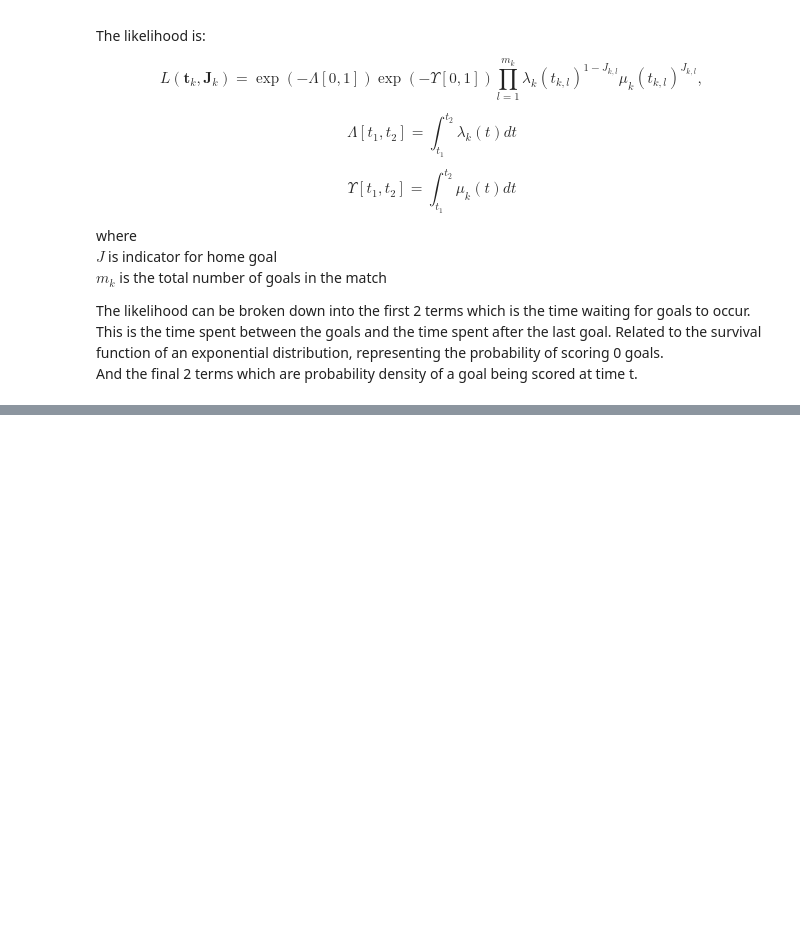
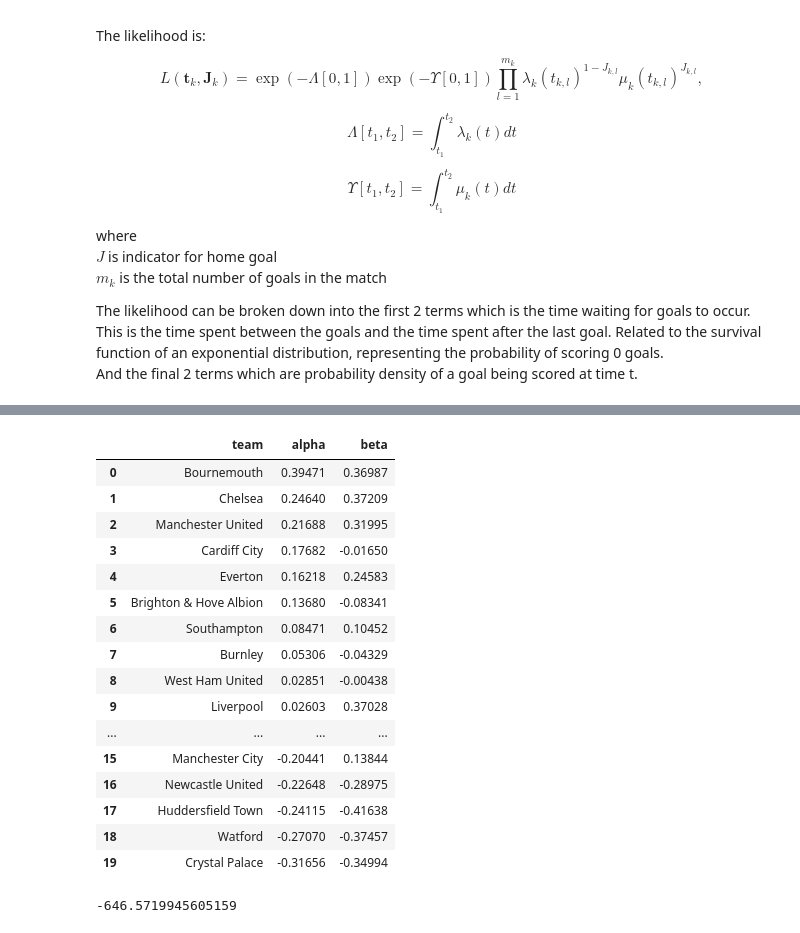
Before and after one commit to BenCooperGit/Mathematical-Modelling-Football-Outcomes, a Jupyter notebook: development/dixon-robinson/dixon-robinson.ipynb, the cells around one changed output, grey strips where cells are left out. Cells and saved outputs as stored; diff of their text form; code cells hidden in the pictures; blank space fills up the shorter version.

Commit message:
Making model classes

```diff
--- a/development/dixon-robinson/dixon-robinson.ipynb
+++ b/development/dixon-robinson/dixon-robinson.ipynb
@@ -663,10 +564,0 @@ calculate_log_likelihood(
-# %%
-alpha_i = 0.0
-beta_i = 0.0
-alpha_j = 0.0
-beta_j = 0.0
-constant = 0.0
-home_advantage = 0.0
-# obs data
-t = 1
-J_k_l = 1
@@ -688,5 +564,0 @@ calculate_goal_log_likelihood(
-# %%
-lamdba_k_of_t = lambda t: lambda_k(t, alpha_i, beta_j, constant, home_advantage)
-mu_k_of_t = lambda t: mu_k(t, alpha_j, beta_i, constant)
-start_minute = 0
-end_minute = 90 / 90
@@ -694,0 +1145,65 @@ calculate_wait_log_likelihood(lamdba_k_of_t, mu_k_of_t, start_minute, end_minute
+# %%
+pd.DataFrame(
+    {
+        "team": teams,
+        "alpha": model_6_fit["x"][:n_teams],
+        "beta": model_6_fit["x"][n_teams : 2 * n_teams],
+    }
+).sort_values("alpha", ascending=False, ignore_index=True)
+# %% [output]
+|  | team | alpha | beta |
+| 0 | Bournemouth | 0.39471 | 0.36987 |
+| 1 | Chelsea | 0.24640 | 0.37209 |
+| 2 | Manchester United | 0.21688 | 0.31995 |
+| 3 | Cardiff City | 0.17682 | -0.01650 |
+| 4 | Everton | 0.16218 | 0.24583 |
+| 5 | Brighton & Hove Albion | 0.13680 | -0.08341 |
+| 6 | Southampton | 0.08471 | 0.10452 |
+| 7 | Burnley | 0.05306 | -0.04329 |
+| 8 | West Ham United | 0.02851 | -0.00438 |
+| 9 | Liverpool | 0.02603 | 0.37028 |
+| ... | ... | ... | ... |
+| 15 | Manchester City | -0.20441 | 0.13844 |
+| 16 | Newcastle United | -0.22648 | -0.28975 |
+| 17 | Huddersfield Town | -0.24115 | -0.41638 |
+| 18 | Watford | -0.27070 | -0.37457 |
+| 19 | Crystal Palace | -0.31656 | -0.34994 |
+# %%
+calculate_log_likelihood(
+    # params
+    alphas=model_1_alphas,
+    betas=model_1_betas,
+    constant=model_1_constant,
+    home_advantage=model_1_home_advantage,
+    epsilon_1=-100.0,
+    epsilon_2=-100.0,
+    injury_time_1=0.0,
+    injury_time_2=0.0,
+    lambda_10=0.0,
+    lambda_01=0.0,
+    lambda_11=0.0,
+    lambda_22=0.0,
+    lambda_21=0.0,
+    lambda_12=0.0,
+    mu_10=0.0,
+    mu_01=0.0,
+    mu_11=0.0,
+    mu_22=0.0,
+    mu_21=0.0,
+    mu_12=0.0,
+    # model functions,
+    lambda_k=lambda_k,
+    mu_k=mu_k,
+    # codes
+    home_indices=home_indices,
+    away_indices=away_indices,
+    # obs data
+    start_minutes=start_minutes,
+    end_minutes=end_minutes,
+    goals=goals,
+    home_scores=home_scores,
+    away_scores=away_scores,
+    homes=homes,
+)
+# %% [output]
+-646.5719945605159
```
Also changed, not shown: parts of 28 cells of this notebook, 2 other files.
